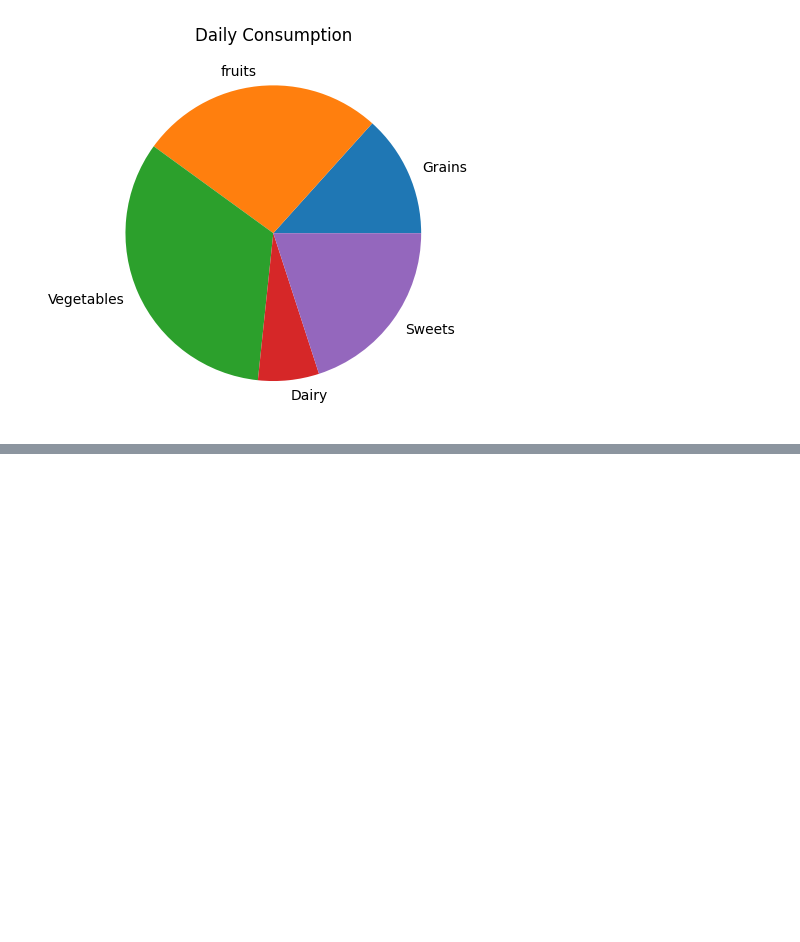
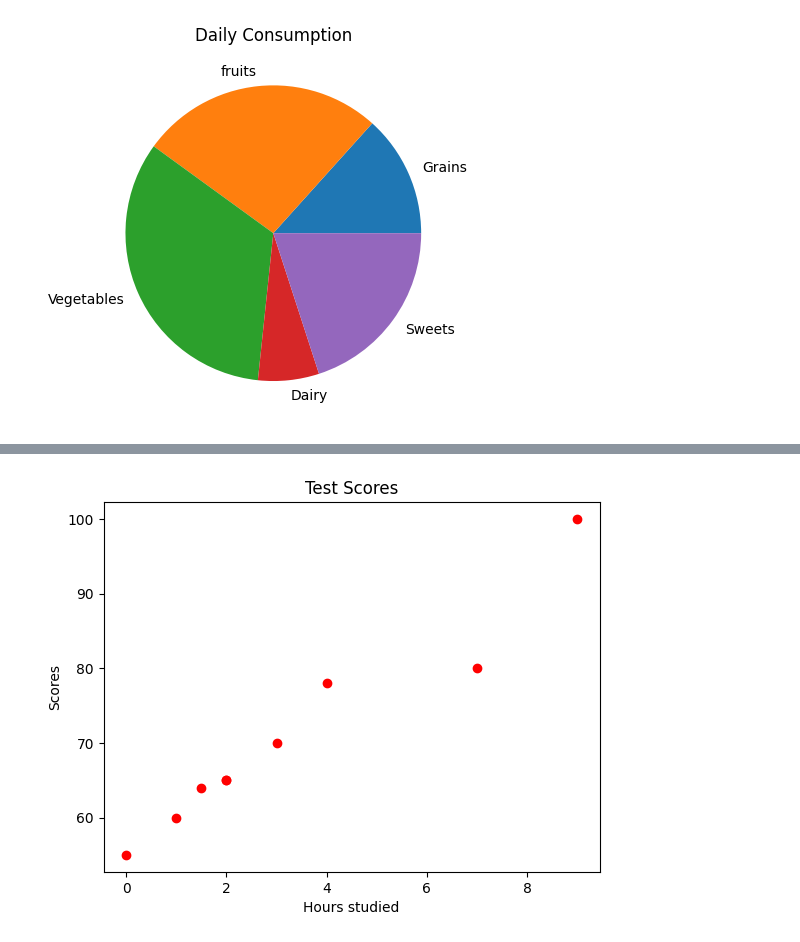
Before and after one commit to BhuVanesh5512/Practice, a Jupyter notebook: matplot.ipynb, the cells around one changed output, grey strips where cells are left out. Cells and saved outputs as stored; diff of their text form; code cells hidden in the pictures; blank space fills up the shorter version.

```diff
--- a/matplot.ipynb
+++ b/matplot.ipynb
@@ -159,0 +172,12 @@ plt.show()
+# %%
+#Scatter graph = Shows the relationship b/w two variables ;Helps to find the correlation between variables(+,-,None)
+#like relation between work done and time
+x1 = np.array([0, 1, 2, 3, 2, 1.5, 4, 7, 9])
+y1 =np.array([55, 60, 65, 70, 65, 64, 78, 80, 100])
+plt.scatter(x1,y1, color ="red")#scatter is used for ploting scatter plots
+plt.xlabel("Hours studied")
+plt.ylabel("Scores")
+plt.title("Test Scores")
+plt.show()
+# %% [output]
+[figure, added]
```
Also changed, not shown: parts of 6 cells of this notebook.
